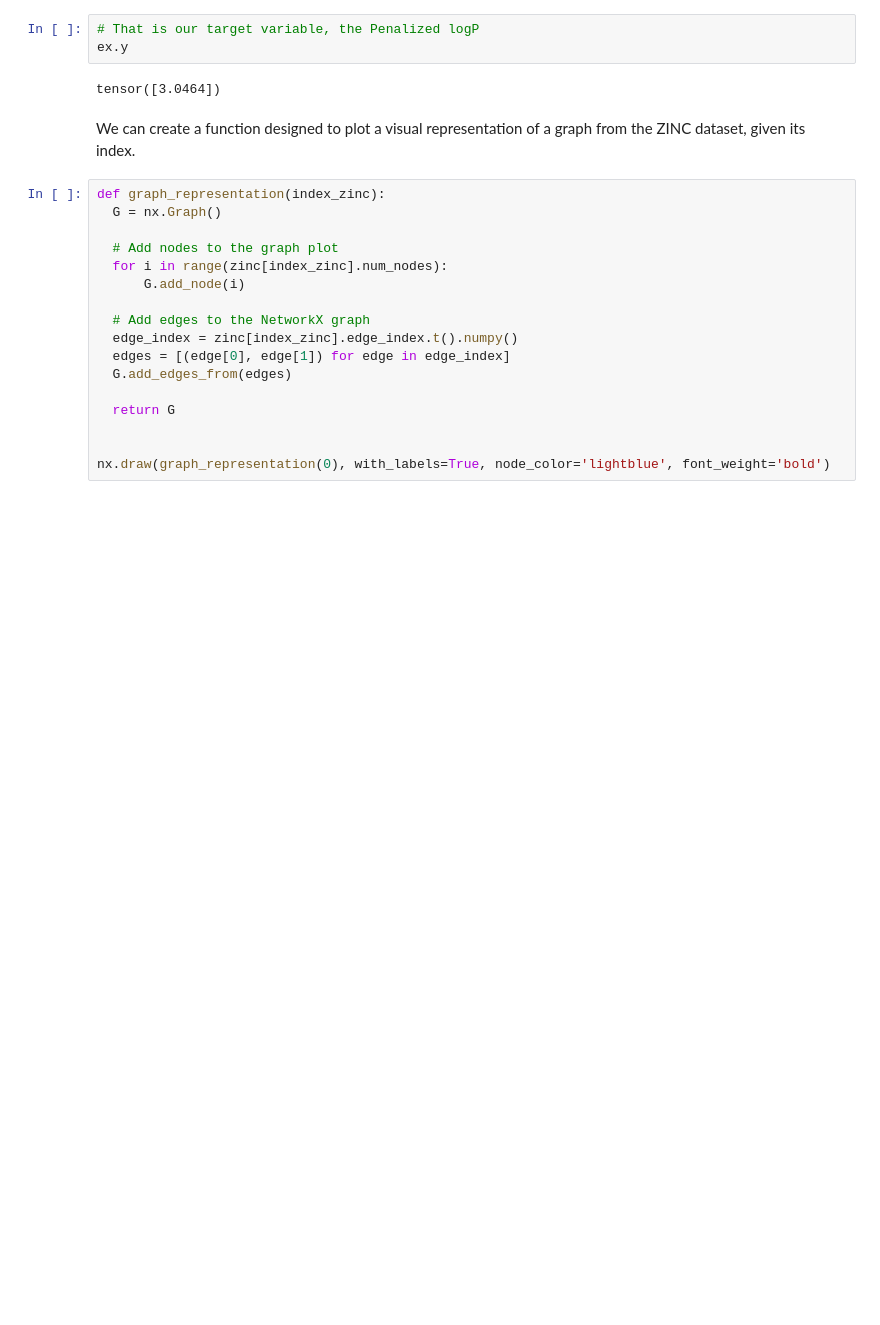
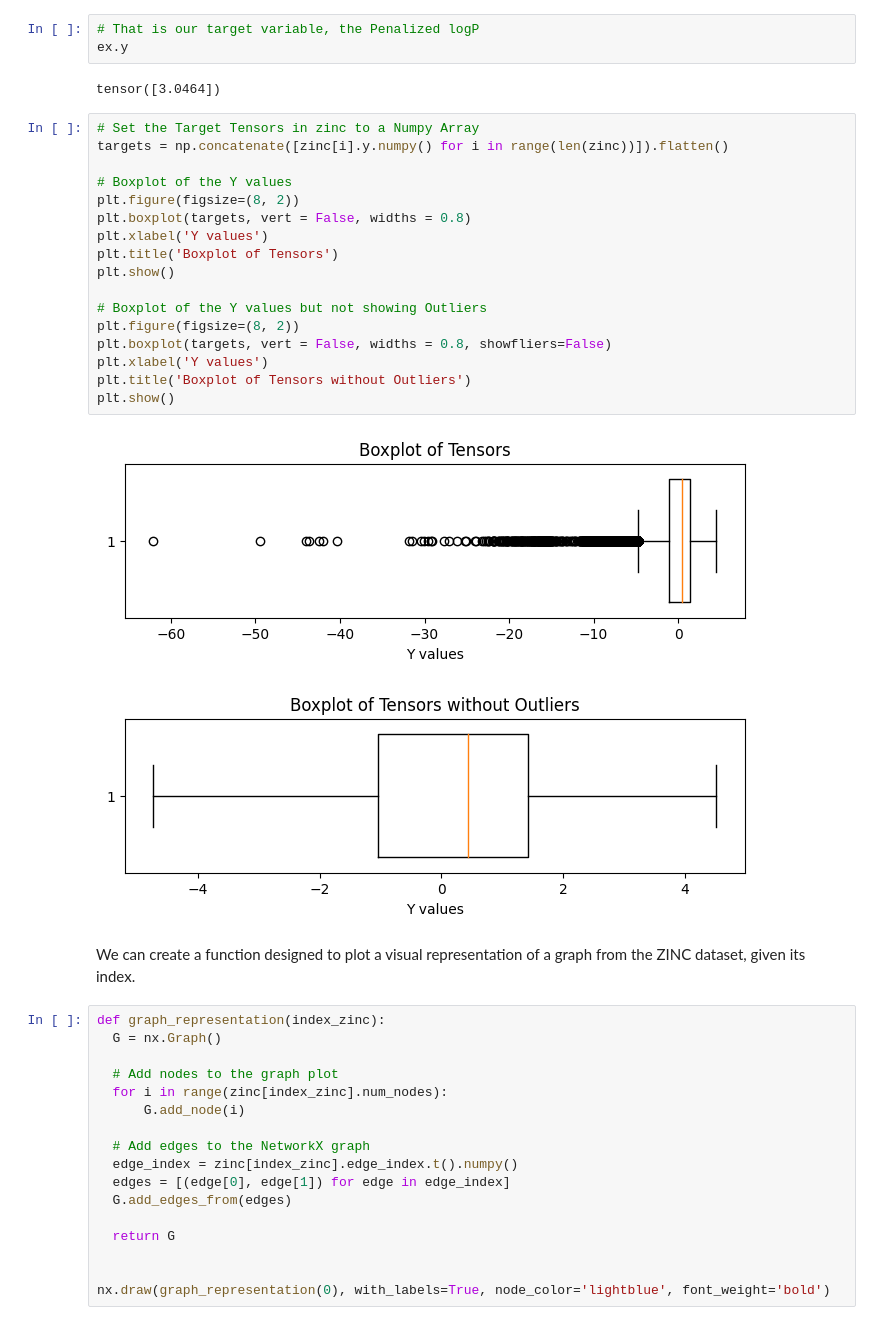
Before and after one commit to em-bst/graph-neural-networks, a Jupyter notebook: GNN.ipynb, the cells around one changed output. Saved outputs shown, nothing was run; the diff lists cells and outputs as text; blank space fills up the shorter version.

```diff
--- a/GNN.ipynb
+++ b/GNN.ipynb
@@ -100,6 +112,26 @@ tensor([1, 1, 1, 1, 1, 1, 1, 1, 1, 1, 1, 1, 2, 1, 2, 1, 1, 1, 1, 1, 2, 1, 2, 1,
 ex.y
 # %% [output]
 tensor([3.0464])
+# %%
+# Set the Target Tensors in zinc to a Numpy Array
+targets = np.concatenate([zinc[i].y.numpy() for i in range(len(zinc))]).flatten()
+
+# Boxplot of the Y values
+plt.figure(figsize=(8, 2))
+plt.boxplot(targets, vert = False, widths = 0.8)
+plt.xlabel('Y values')
+plt.title('Boxplot of Tensors')
+plt.show()
+
+# Boxplot of the Y values but not showing Outliers
+plt.figure(figsize=(8, 2))
+plt.boxplot(targets, vert = False, widths = 0.8, showfliers=False)
+plt.xlabel('Y values')
+plt.title('Boxplot of Tensors without Outliers')
+plt.show()
+# %% [output]
+[figure, added]
+[figure, added]
 # %% [markdown]
 We can create a function designed to plot a visual representation of a graph from the ZINC dataset, given its index.
 # %%
```
Also changed, not shown: parts of 20 cells of this notebook.
